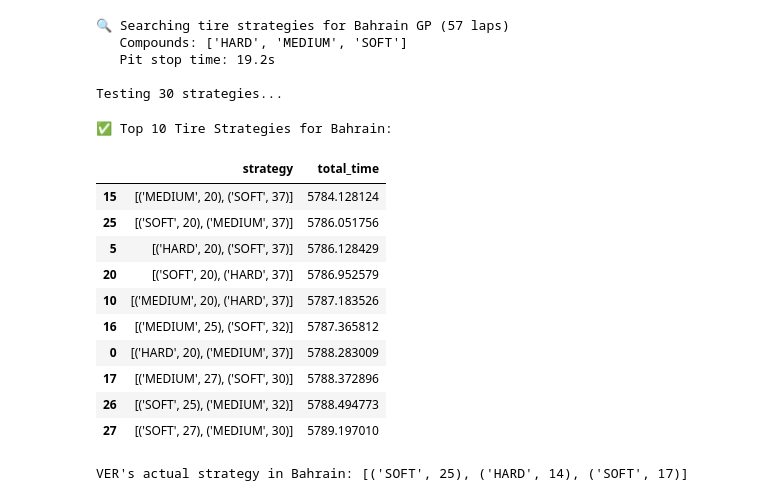
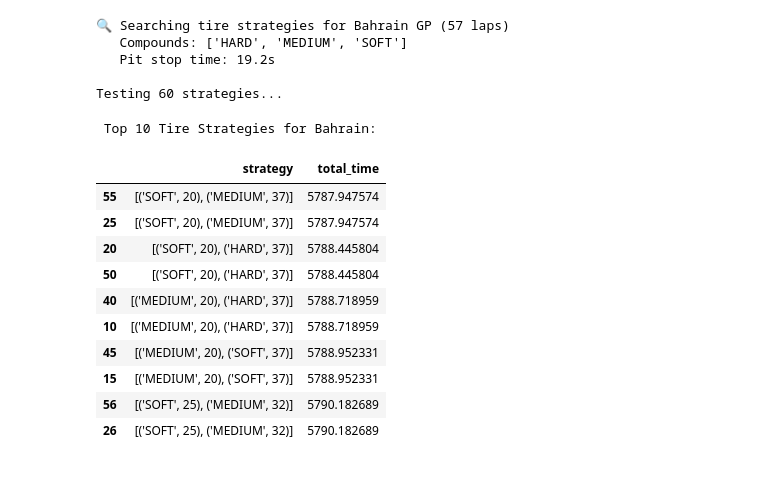
Before and after one commit to Shrey12202/Visualize-F1, a Jupyter notebook: tyre_strategy_withoutfuel.ipynb, the cells around one changed output. Cells and saved outputs as stored; diff of their text form; code cells hidden in the pictures.

```diff
--- a/tyre_strategy_withoutfuel.ipynb
+++ b/tyre_strategy_withoutfuel.ipynb
@@ -207,7 +178,6 @@ def estimate_pit_loss(df_full, gp_name, driver=None):
     return float(np.clip(pit.median() - normal.median(), 10, 35))
 # %%
 def simulate_tyre_strategy(strategy, total_laps, pit_loss, gp_name, weather_dict, driver=None):
-    """Simulate entire race with given tire strategy"""
     laps = []
     total_time = 0
     lap_num = 1
@@ -304,7 +270,6 @@ weather = {
 
 race_laps = 57  # Bahrain
 
-# Only use DRY compounds
 dry_compounds = ['HARD', 'MEDIUM', 'SOFT']
 pit_loss = estimate_pit_loss(df, "Bahrain Grand Prix")
 
@@ -312,45 +277,44 @@ print(f"🔍 Searching tire strategies for Bahrain GP ({race_laps} laps)")
 print(f"   Compounds: {dry_compounds}")
 print(f"   Pit stop time: {pit_loss:.1f}s\n")
 
-# Test limited strategies (1-stop only, key stint lengths)
-strategies_to_test = []
+# Testing 1-stop strategy
 for c1 in dry_compounds:
     for c2 in dry_compounds:
         if c1 == c2:
             continue
         for s1 in [20, 25, 27, 30, 32]:
             s2 = race_laps - s1
             if 20 <= s2 <= 37:
                 strategies_to_test.append([(c1, s1), (c2, s2)])
 
 print(f"Testing {len(strategies_to_test)} strategies...\n")
 
 results = []
 for strat in tqdm(strategies_to_test, desc="Simulating"):
     tt, _ = simulate_tyre_strategy(
         strat, race_laps, pit_loss, "Bahrain Grand Prix", weather, driver=None
     )
     results.append({"strategy": str(strat), "total_time": tt})
 
 best = pd.DataFrame(results).sort_values("total_time").head(10)
 
-print(f"\n✅ Top 10 Tire Strategies for Bahrain:\n")
+print(f"\n Top 10 Tire Strategies for Bahrain:\n")
 best
 # %% [output]
 🔍 Searching tire strategies for Bahrain GP (57 laps)
    Compounds: ['HARD', 'MEDIUM', 'SOFT']
    Pit stop time: 19.2s
 
-Testing 30 strategies...
+Testing 60 strategies...
-✅ Top 10 Tire Strategies for Bahrain:
+ Top 10 Tire Strategies for Bahrain:
 |  | strategy | total_time |
-| 15 | [('MEDIUM', 20), ('SOFT', 37)] | 5784.128124 |
-| 25 | [('SOFT', 20), ('MEDIUM', 37)] | 5786.051756 |
-| 5 | [('HARD', 20), ('SOFT', 37)] | 5786.128429 |
-| 20 | [('SOFT', 20), ('HARD', 37)] | 5786.952579 |
-| 10 | [('MEDIUM', 20), ('HARD', 37)] | 5787.183526 |
-| 16 | [('MEDIUM', 25), ('SOFT', 32)] | 5787.365812 |
-| 0 | [('HARD', 20), ('MEDIUM', 37)] | 5788.283009 |
-| 17 | [('MEDIUM', 27), ('SOFT', 30)] | 5788.372896 |
-| 26 | [('SOFT', 25), ('MEDIUM', 32)] | 5788.494773 |
-| 27 | [('SOFT', 27), ('MEDIUM', 30)] | 5789.197010 |
+| 55 | [('SOFT', 20), ('MEDIUM', 37)] | 5787.947574 |
+| 25 | [('SOFT', 20), ('MEDIUM', 37)] | 5787.947574 |
+| 20 | [('SOFT', 20), ('HARD', 37)] | 5788.445804 |
+| 50 | [('SOFT', 20), ('HARD', 37)] | 5788.445804 |
+| 40 | [('MEDIUM', 20), ('HARD', 37)] | 5788.718959 |
+| 10 | [('MEDIUM', 20), ('HARD', 37)] | 5788.718959 |
+| 45 | [('MEDIUM', 20), ('SOFT', 37)] | 5788.952331 |
+| 15 | [('MEDIUM', 20), ('SOFT', 37)] | 5788.952331 |
+| 56 | [('SOFT', 25), ('MEDIUM', 32)] | 5790.182689 |
+| 26 | [('SOFT', 25), ('MEDIUM', 32)] | 5790.182689 |
@@ -380,5 +320,0 @@ def get_actual_strategy(df, gp_name, driver):
-# %%
-actual_bahrain = get_actual_strategy(df, "Bahrain Grand Prix", "ALB")
-print(f"VER's actual strategy in Bahrain: {actual_bahrain}")
-# %% [output]
-VER's actual strategy in Bahrain: [('SOFT', 25), ('HARD', 14), ('SOFT', 17)]
```
Also changed, not shown: parts of 9 cells of this notebook, 1 other file.
